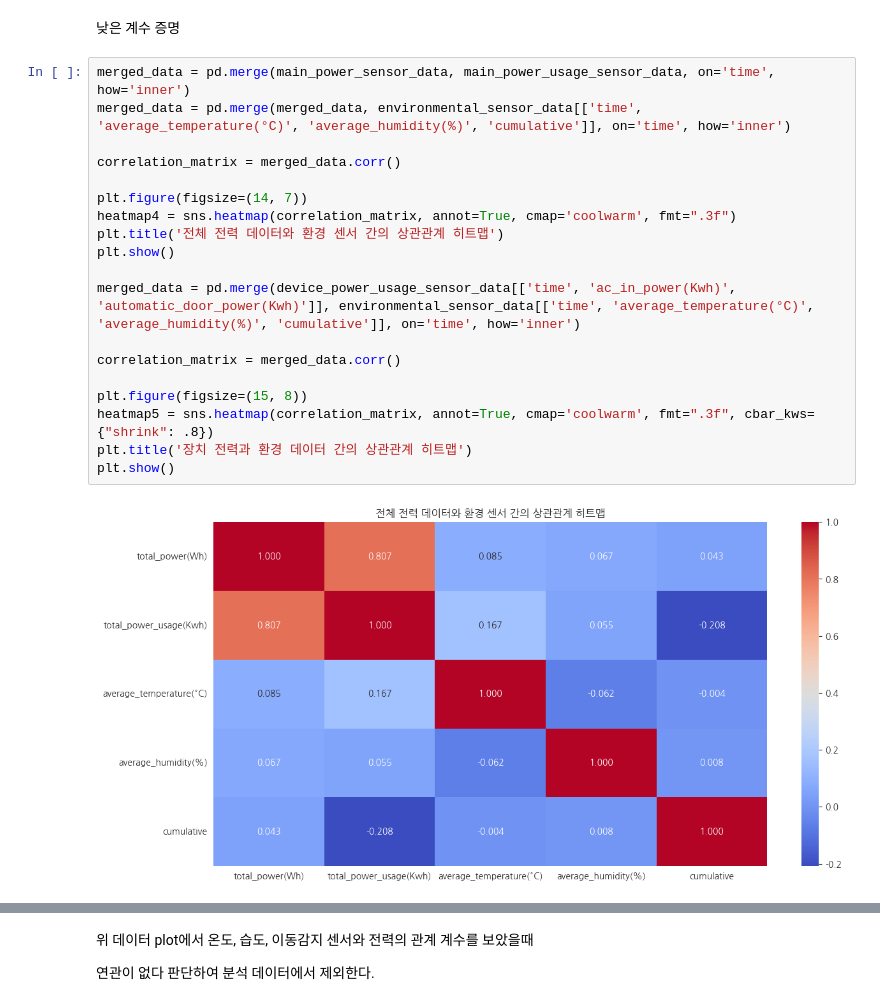
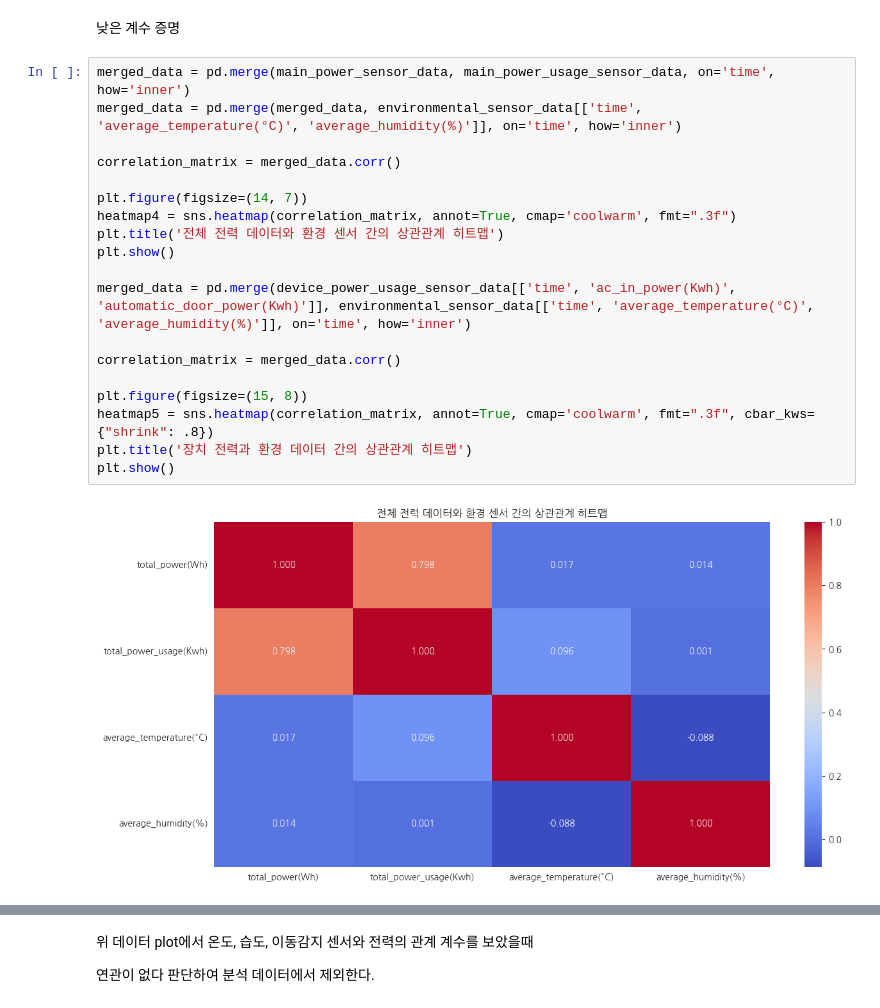
Before and after one commit to Maru375/smoothing_ml2, a Jupyter notebook: 상관관계 분석.ipynb, the cells around one changed output, grey strips where cells are left out. Saved outputs shown, nothing was run; the diff lists cells and outputs as text.

```diff
--- a/상관관계 분석.ipynb
+++ b/상관관계 분석.ipynb
@@ -63,22 +63,22 @@ plt.show()
 낮은 계수 증명
 # %%
 merged_data = pd.merge(main_power_sensor_data, main_power_usage_sensor_data, on='time', how='inner')
-merged_data = pd.merge(merged_data, environmental_sensor_data[['time', 'average_temperature(°C)', 'average_humidity(%)', 'cumulative']], on='time', how='inner')
+merged_data = pd.merge(merged_data, environmental_sensor_data[['time', 'average_temperature(°C)', 'average_humidity(%)']], on='time', how='inner')
 
 correlation_matrix = merged_data.corr()
 
 plt.figure(figsize=(14, 7))
 heatmap4 = sns.heatmap(correlation_matrix, annot=True, cmap='coolwarm', fmt=".3f")
 plt.title('전체 전력 데이터와 환경 센서 간의 상관관계 히트맵')
 plt.show()
 
-merged_data = pd.merge(device_power_usage_sensor_data[['time', 'ac_in_power(Kwh)', 'automatic_door_power(Kwh)']], environmental_sensor_data[['time', 'average_temperature(°C)', 'average_humidity(%)', 'cumulative']], on='time', how='inner')
+merged_data = pd.merge(device_power_usage_sensor_data[['time', 'ac_in_power(Kwh)', 'automatic_door_power(Kwh)']], environmental_sensor_data[['time', 'average_temperature(°C)', 'average_humidity(%)']], on='time', how='inner')
 
 correlation_matrix = merged_data.corr()
 
 plt.figure(figsize=(15, 8))
 heatmap5 = sns.heatmap(correlation_matrix, annot=True, cmap='coolwarm', fmt=".3f", cbar_kws={"shrink": .8})
 plt.title('장치 전력과 환경 데이터 간의 상관관계 히트맵')
 plt.show()
 # %% [output]
-[figure, old version]
+[figure, new version]
```
Also changed, not shown: parts of 4 cells of this notebook, 42 other files.
